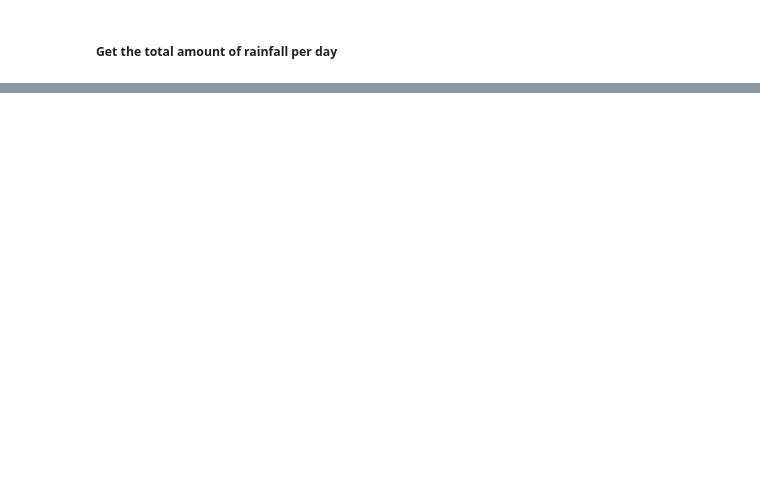
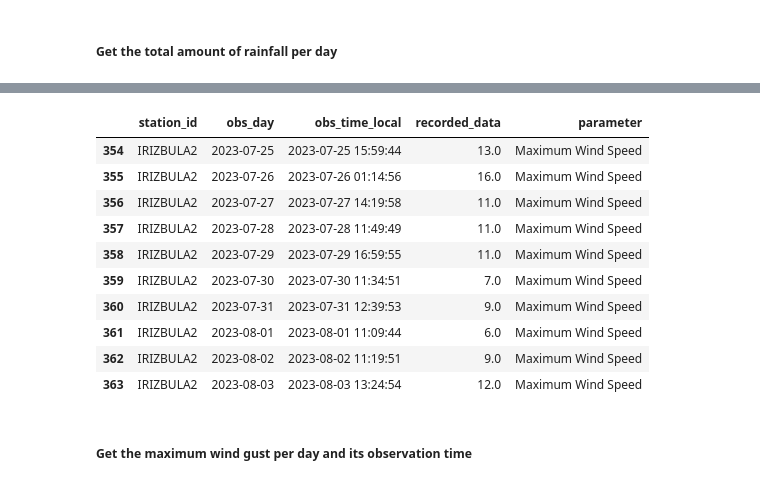
Before and after one commit to LuisSleepy/data-analysis-with-wunderground, a Jupyter notebook: experimentation/egay_falcon_habagat_rainfall_analysis.ipynb, the cells around one changed output, grey strips where cells are left out. Cells and saved outputs as stored; diff of their text form; code cells hidden in the pictures; blank space fills up the shorter version.

```diff
--- a/experimentation/egay_falcon_habagat_rainfall_analysis.ipynb
+++ b/experimentation/egay_falcon_habagat_rainfall_analysis.ipynb
@@ -116,0 +204,22 @@ total_rainfall_per_day_df.to_csv('total_daily_rainfall_07222023_08032023.csv')
+# %%
+max_wind_speed_df = df.groupby(['station_id', 'obs_day']).apply(lambda x: x.loc[x['wind_speed_avg'].idxmax()]).reset_index(drop=True)[['station_id', 'obs_day', 'obs_time_local', 'wind_speed_avg']]
+max_wind_speed_df['parameter'] = 'Maximum Wind Speed'
+max_wind_speed_df = max_wind_speed_df.rename(columns={'wind_speed_avg': 'recorded_data'})
+# %%
+daily_max_meteorological_params_df = pd.concat([daily_max_meteorological_params_df, max_wind_speed_df], ignore_index=True)
+# %%
+daily_max_meteorological_params_df.tail(10)
+# %% [output]
+|  | station_id | obs_day | obs_time_local | recorded_data | parameter |
+| 354 | IRIZBULA2 | 2023-07-25 | 2023-07-25 15:59:44 | 13.0 | Maximum Wind Speed |
+| 355 | IRIZBULA2 | 2023-07-26 | 2023-07-26 01:14:56 | 16.0 | Maximum Wind Speed |
+| 356 | IRIZBULA2 | 2023-07-27 | 2023-07-27 14:19:58 | 11.0 | Maximum Wind Speed |
+| 357 | IRIZBULA2 | 2023-07-28 | 2023-07-28 11:49:49 | 11.0 | Maximum Wind Speed |
+| 358 | IRIZBULA2 | 2023-07-29 | 2023-07-29 16:59:55 | 11.0 | Maximum Wind Speed |
+| 359 | IRIZBULA2 | 2023-07-30 | 2023-07-30 11:34:51 | 7.0 | Maximum Wind Speed |
+| 360 | IRIZBULA2 | 2023-07-31 | 2023-07-31 12:39:53 | 9.0 | Maximum Wind Speed |
+| 361 | IRIZBULA2 | 2023-08-01 | 2023-08-01 11:09:44 | 6.0 | Maximum Wind Speed |
+| 362 | IRIZBULA2 | 2023-08-02 | 2023-08-02 11:19:51 | 9.0 | Maximum Wind Speed |
+| 363 | IRIZBULA2 | 2023-08-03 | 2023-08-03 13:24:54 | 12.0 | Maximum Wind Speed |
+# %% [markdown]
+##### Get the maximum wind gust per day and its observation time
```
Also changed, not shown: parts of 31 cells of this notebook.
